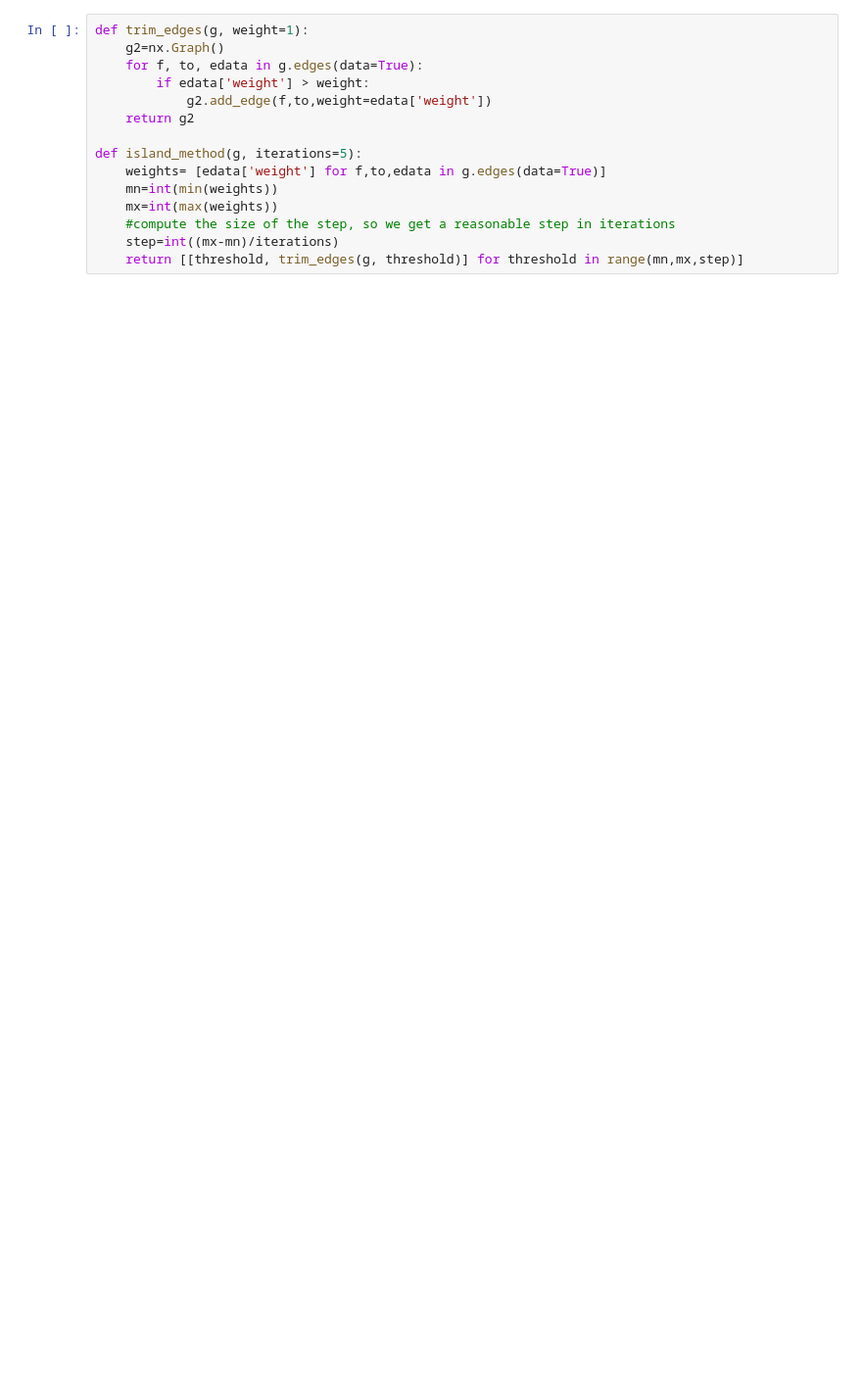
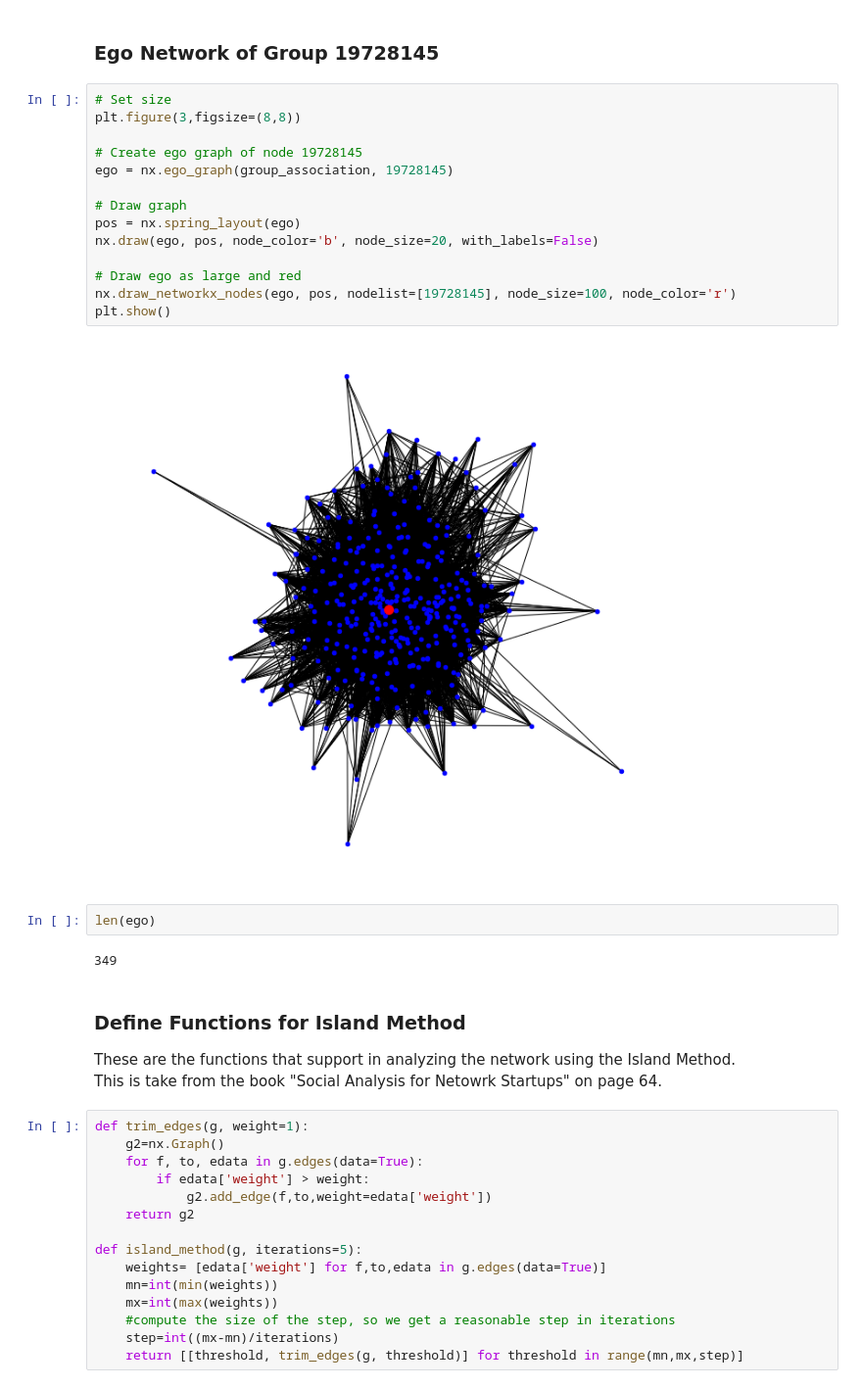
Before and after one commit to jonygeta/data-620-Project-2, a Jupyter notebook: DATA 620 Project 2.ipynb, the cells around one changed output. Shown at 98% size. Drawn from its saved outputs; the diff is of its cells as text; blank space fills up the shorter version.

```diff
--- a/DATA 620 Project 2.ipynb
+++ b/DATA 620 Project 2.ipynb
@@ -48,3 +171,30 @@ member_graph = nx.from_pandas_edgelist(member, edge_attr=True)
+# %% [markdown]
+### Ego Network of Group 19728145
+# %%
+# Set size
+plt.figure(3,figsize=(8,8))
+
+# Create ego graph of node 19728145
+ego = nx.ego_graph(group_association, 19728145)
+
+# Draw graph
+pos = nx.spring_layout(ego)
+nx.draw(ego, pos, node_color='b', node_size=20, with_labels=False)
+
+# Draw ego as large and red
+nx.draw_networkx_nodes(ego, pos, nodelist=[19728145], node_size=100, node_color='r')
+plt.show()
+# %% [output]
+[figure, added]
+# %%
+len(ego)
+# %% [output]
+349
+# %% [markdown]
+### Define Functions for Island Method
+
+These are the functions that support in analyzing the network using the Island Method. <br/>
+This is take from the book "Social Analysis for Netowrk Startups" on page 64.
 # %%
 def trim_edges(g, weight=1):
     g2=nx.Graph()
```
Also changed, not shown: parts of 53 cells of this notebook.
